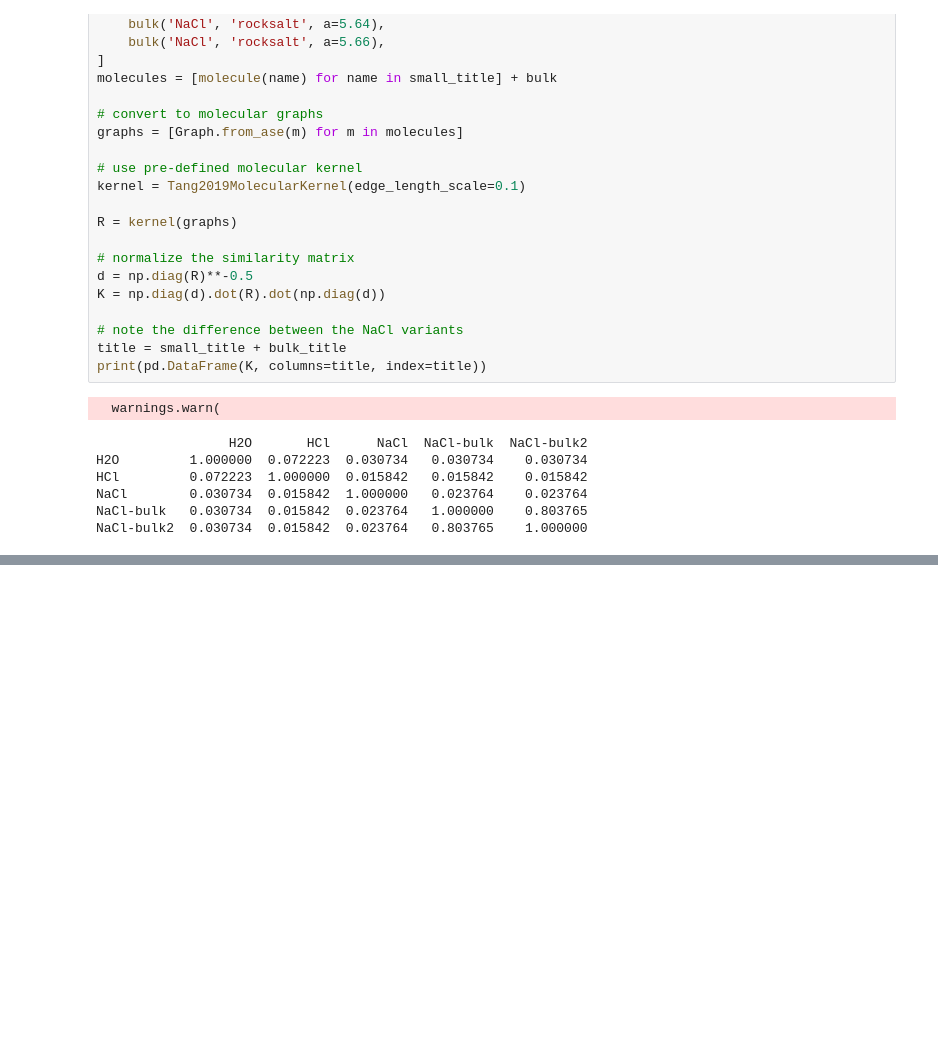
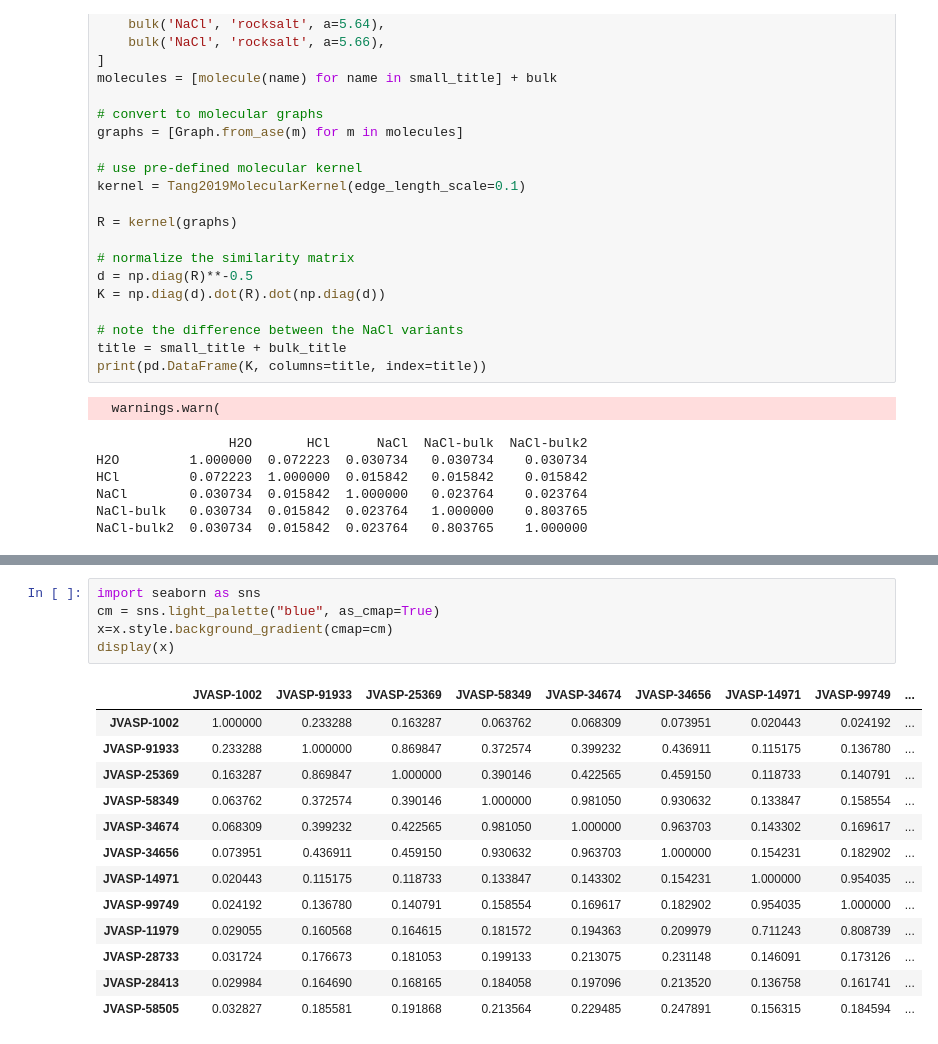
Before and after one commit to JARVIS-Materials-Design/jarvis-tools-notebooks, a Jupyter notebook: jarvis-tools-notebooks/StructureDistance.ipynb, the cells around one changed output, grey strips where cells are left out. Drawn from its saved outputs; the diff is of its cells as text; blank space fills up the shorter version.

```diff
--- a/jarvis-tools-notebooks/StructureDistance.ipynb
+++ b/jarvis-tools-notebooks/StructureDistance.ipynb
@@ -125,0 +266,19 @@ NaCl-bulk2  0.030734  0.015842  0.023764   0.803765    1.000000
+# %%
+import seaborn as sns
+cm = sns.light_palette("blue", as_cmap=True)
+x=x.style.background_gradient(cmap=cm)
+display(x)
+# %% [output]
+|  | JVASP-1002 | JVASP-91933 | JVASP-25369 | JVASP-58349 | JVASP-34674 | JVASP-34656 | JVASP-14971 | JVASP-99749 | ... |
+| JVASP-1002 | 1.000000 | 0.233288 | 0.163287 | 0.063762 | 0.068309 | 0.073951 | 0.020443 | 0.024192 | ... |
+| JVASP-91933 | 0.233288 | 1.000000 | 0.869847 | 0.372574 | 0.399232 | 0.436911 | 0.115175 | 0.136780 | ... |
+| JVASP-25369 | 0.163287 | 0.869847 | 1.000000 | 0.390146 | 0.422565 | 0.459150 | 0.118733 | 0.140791 | ... |
+| JVASP-58349 | 0.063762 | 0.372574 | 0.390146 | 1.000000 | 0.981050 | 0.930632 | 0.133847 | 0.158554 | ... |
+| JVASP-34674 | 0.068309 | 0.399232 | 0.422565 | 0.981050 | 1.000000 | 0.963703 | 0.143302 | 0.169617 | ... |
+| JVASP-34656 | 0.073951 | 0.436911 | 0.459150 | 0.930632 | 0.963703 | 1.000000 | 0.154231 | 0.182902 | ... |
+| JVASP-14971 | 0.020443 | 0.115175 | 0.118733 | 0.133847 | 0.143302 | 0.154231 | 1.000000 | 0.954035 | ... |
+| JVASP-99749 | 0.024192 | 0.136780 | 0.140791 | 0.158554 | 0.169617 | 0.182902 | 0.954035 | 1.000000 | ... |
+| JVASP-11979 | 0.029055 | 0.160568 | 0.164615 | 0.181572 | 0.194363 | 0.209979 | 0.711243 | 0.808739 | ... |
+| JVASP-28733 | 0.031724 | 0.176673 | 0.181053 | 0.199133 | 0.213075 | 0.231148 | 0.146091 | 0.173126 | ... |
+| JVASP-28413 | 0.029984 | 0.164690 | 0.168165 | 0.184058 | 0.197096 | 0.213520 | 0.136758 | 0.161741 | ... |
+| JVASP-58505 | 0.032827 | 0.185581 | 0.191868 | 0.213564 | 0.229485 | 0.247891 | 0.156315 | 0.184594 | ... |
```
Also changed, not shown: parts of 11 cells of this notebook.
